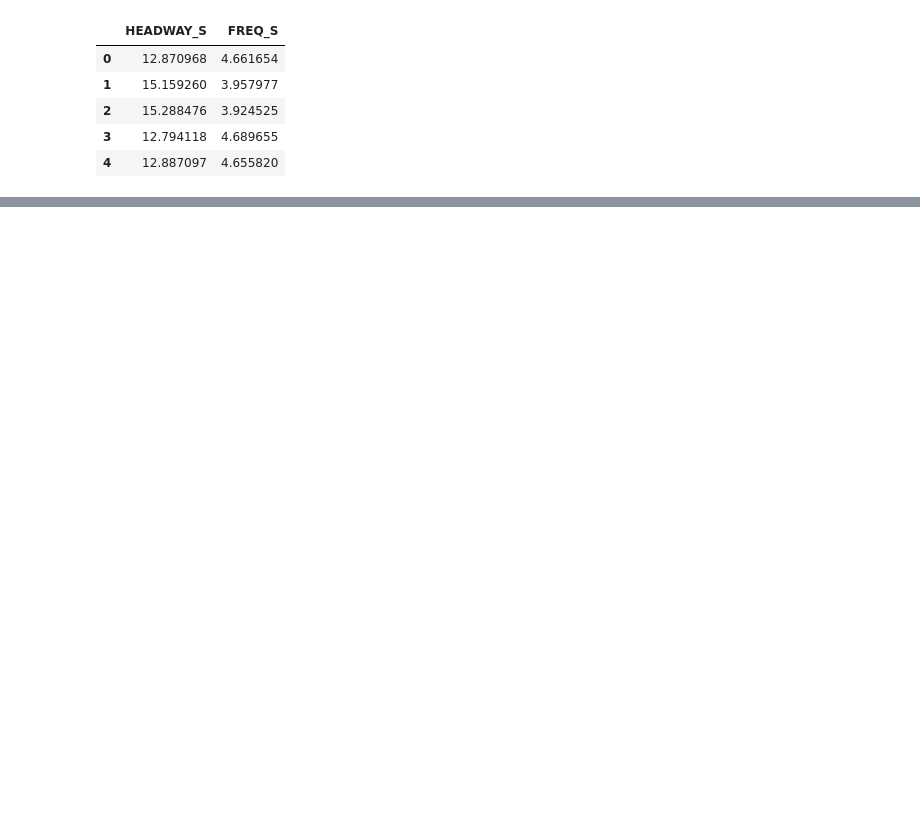
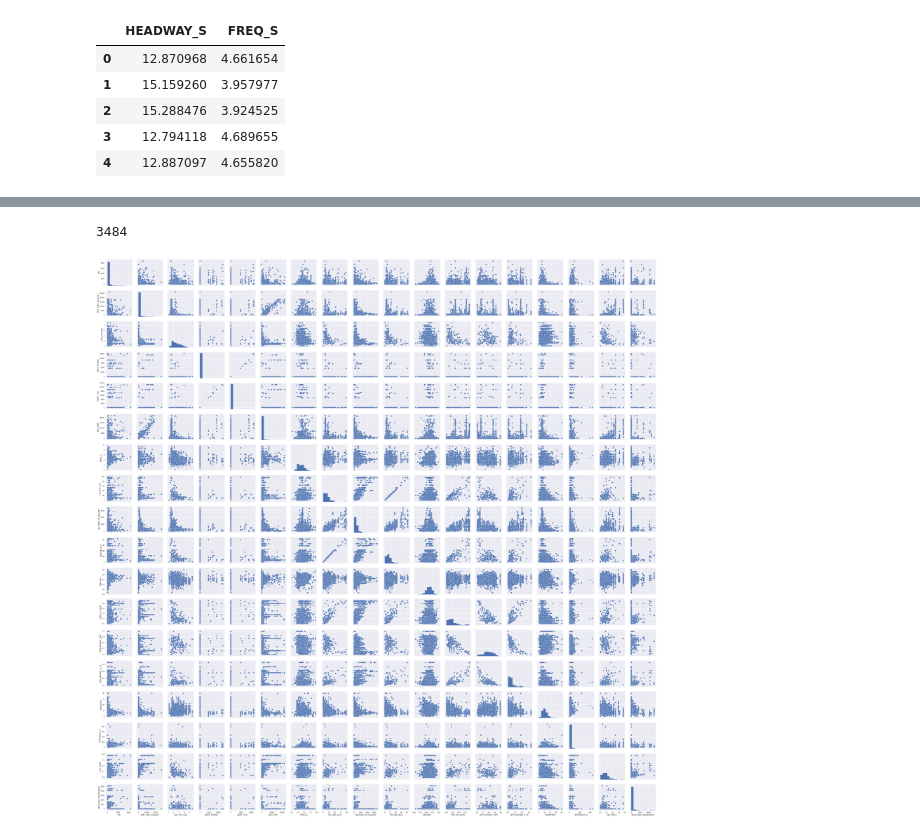
Before and after one commit to alex-mucci/Transit-Casa-Share, a Jupyter notebook: Notebooks/Modeling_Final.ipynb, the cells around one changed output, grey strips where cells are left out. Saved outputs shown, nothing was run; the diff lists cells and outputs as text; code cells hidden in the pictures; blank space fills up the shorter version.

```diff
--- a/Notebooks/Modeling_Final.ipynb
+++ b/Notebooks/Modeling_Final.ipynb
@@ -976,0 +668,11 @@ strong multicollinearity or other numerical problems.
+# %%
+# look at pair plots
+pairing_estimate = pd.DataFrame()
+convert = ['ON','EMP_WAC_SCALED','AVG_HH_SIZE','HOURLY_AVG_ON_PARK','BART_FROMS','BART_TOS','EDD_EMP','FARE','FREQ_S','HU_DEN_ACS','HOUSING_09_SCALED','HH_DEN_ACS','ONTIME5','SHR_HH_0VEH','SHR_INCOME_100P','SHR_INCOME_0_15','RUNSPEED','SERVMILES_S','VAC_RATE','MUNI_RAIL_BOARDINGS']
+pairing_estimate = estimate[convert].dropna()
+print(len(pairing_estimate))
+fig = sns.pairplot(pairing_estimate[['ON','EMP_WAC_SCALED','AVG_HH_SIZE','BART_FROMS','BART_TOS','EDD_EMP','FREQ_S','HU_DEN_ACS','HOUSING_09_SCALED','HH_DEN_ACS','ONTIME5','SHR_HH_0VEH','SHR_INCOME_100P','SHR_INCOME_0_15','RUNSPEED','SERVMILES_S','VAC_RATE','MUNI_RAIL_BOARDINGS']])
+fig.savefig('pair_plot.jpg')
+# %% [output]
+3484
+[figure, added]
```
Also changed, not shown: parts of 116 cells of this notebook, 13 other files.
